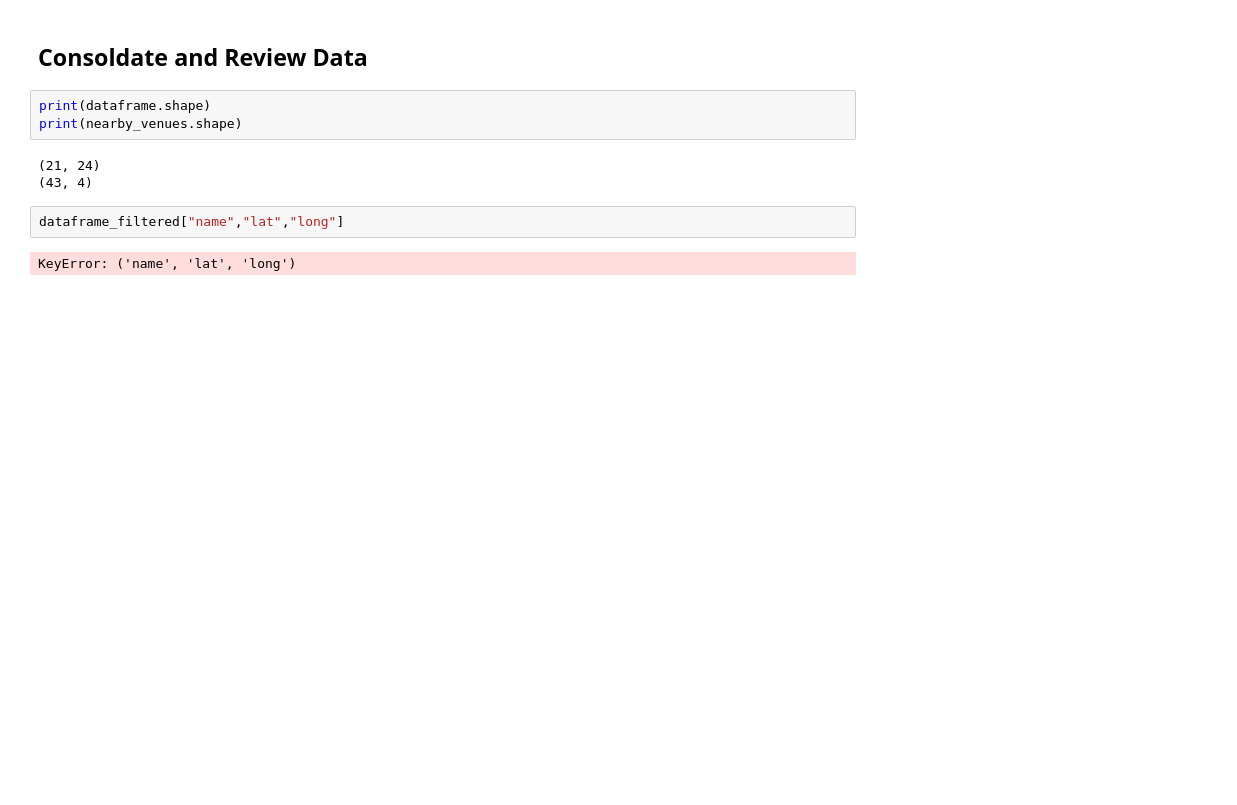
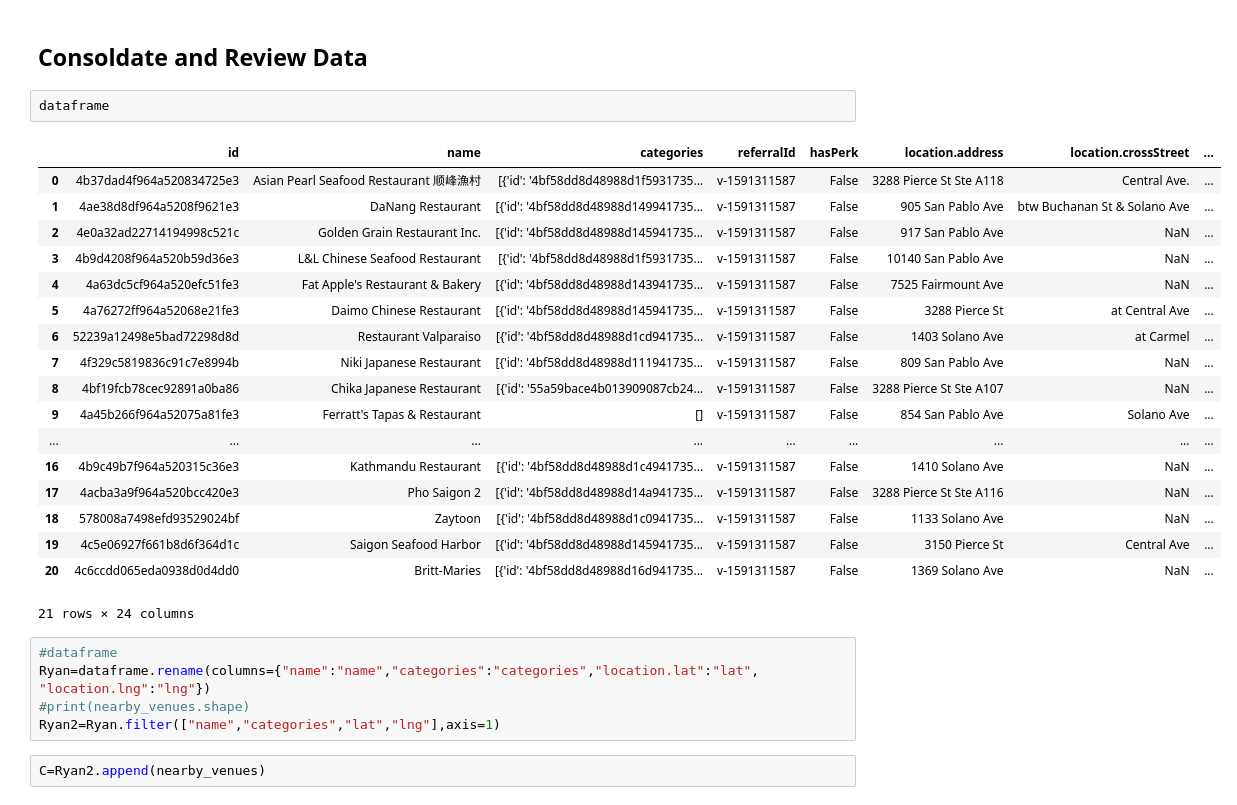
Before and after one commit to rjmclachlan/IBM-Capstone-Project, a Jupyter notebook: albanyFoodData.ipynb, the cells around one changed output. Cells and saved outputs as stored; diff of their text form; blank space fills up the shorter version.

```diff
--- a/albanyFoodData.ipynb
+++ b/albanyFoodData.ipynb
@@ -383,13 +383,31 @@ venues_map3
 'Cannot generate visual as no trending venues are available at the moment!'
 # %% [markdown]
 ## Consoldate and Review Data
-# %%
-print(dataframe.shape)
-print(nearby_venues.shape)
-# %% [output]
-(21, 24)
-(43, 4)
-# %%
-dataframe_filtered["name","lat","long"]
-# %% [output]
-KeyError: ('name', 'lat', 'long')
+# %%
+dataframe
+# %% [output]
+|  | id | name | categories | referralId | hasPerk | location.address | location.crossStreet | ... |
+| 0 | 4b37dad4f964a520834725e3 | Asian Pearl Seafood Restaurant 顺峰漁村 | [{'id': '4bf58dd8d48988d1f5931735... | v-1591311587 | False | 3288 Pierce St Ste A118 | Central Ave. | ... |
+| 1 | 4ae38d8df964a5208f9621e3 | DaNang Restaurant | [{'id': '4bf58dd8d48988d149941735... | v-1591311587 | False | 905 San Pablo Ave | btw Buchanan St & Solano Ave | ... |
+| 2 | 4e0a32ad22714194998c521c | Golden Grain Restaurant Inc. | [{'id': '4bf58dd8d48988d145941735... | v-1591311587 | False | 917 San Pablo Ave | NaN | ... |
+| 3 | 4b9d4208f964a520b59d36e3 | L&L Chinese Seafood Restaurant | [{'id': '4bf58dd8d48988d1f5931735... | v-1591311587 | False | 10140 San Pablo Ave | NaN | ... |
+| 4 | 4a63dc5cf964a520efc51fe3 | Fat Apple's Restaurant & Bakery | [{'id': '4bf58dd8d48988d143941735... | v-1591311587 | False | 7525 Fairmount Ave | NaN | ... |
+| 5 | 4a76272ff964a52068e21fe3 | Daimo Chinese Restaurant | [{'id': '4bf58dd8d48988d145941735... | v-1591311587 | False | 3288 Pierce St | at Central Ave | ... |
+| 6 | 52239a12498e5bad72298d8d | Restaurant Valparaiso | [{'id': '4bf58dd8d48988d1cd941735... | v-1591311587 | False | 1403 Solano Ave | at Carmel | ... |
+| 7 | 4f329c5819836c91c7e8994b | Niki Japanese Restaurant | [{'id': '4bf58dd8d48988d111941735... | v-1591311587 | False | 809 San Pablo Ave | NaN | ... |
+| 8 | 4bf19fcb78cec92891a0ba86 | Chika Japanese Restaurant | [{'id': '55a59bace4b013909087cb24... | v-1591311587 | False | 3288 Pierce St Ste A107 | NaN | ... |
+| 9 | 4a45b266f964a52075a81fe3 | Ferratt's Tapas & Restaurant | [] | v-1591311587 | False | 854 San Pablo Ave | Solano Ave | ... |
+| ... | ... | ... | ... | ... | ... | ... | ... | ... |
+| 16 | 4b9c49b7f964a520315c36e3 | Kathmandu Restaurant | [{'id': '4bf58dd8d48988d1c4941735... | v-1591311587 | False | 1410 Solano Ave | NaN | ... |
+| 17 | 4acba3a9f964a520bcc420e3 | Pho Saigon 2 | [{'id': '4bf58dd8d48988d14a941735... | v-1591311587 | False | 3288 Pierce St Ste A116 | NaN | ... |
+| 18 | 578008a7498efd93529024bf | Zaytoon | [{'id': '4bf58dd8d48988d1c0941735... | v-1591311587 | False | 1133 Solano Ave | NaN | ... |
+| 19 | 4c5e06927f661b8d6f364d1c | Saigon Seafood Harbor | [{'id': '4bf58dd8d48988d145941735... | v-1591311587 | False | 3150 Pierce St | Central Ave | ... |
+| 20 | 4c6ccdd065eda0938d0d4dd0 | Britt-Maries | [{'id': '4bf58dd8d48988d16d941735... | v-1591311587 | False | 1369 Solano Ave | NaN | ... |
+21 rows × 24 columns
+# %%
+#dataframe
+Ryan=dataframe.rename(columns={"name":"name","categories":"categories","location.lat":"lat", "location.lng":"lng"})
+#print(nearby_venues.shape)
+Ryan2=Ryan.filter(["name","categories","lat","lng"],axis=1)
+# %%
+C=Ryan2.append(nearby_venues)
```
Also changed, not shown: parts of 10 cells of this notebook.
